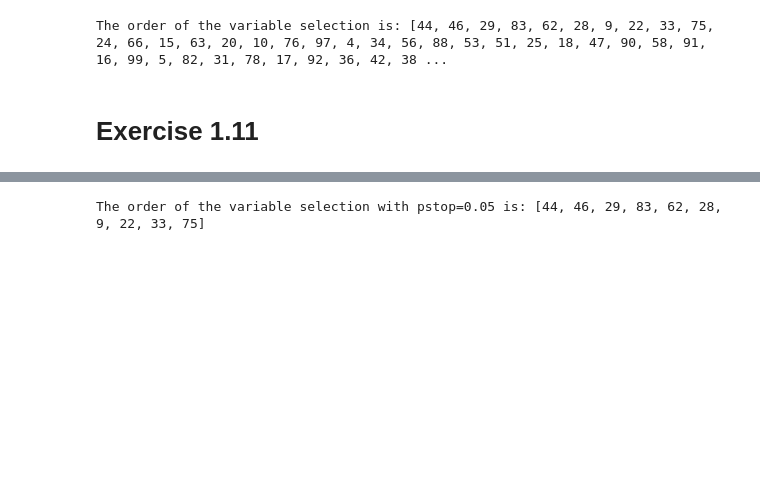
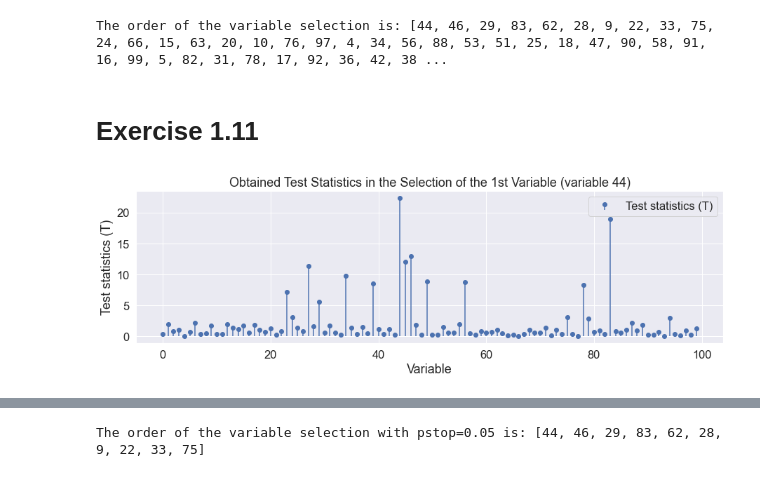
Before and after one commit to daniel-deutsch/SD-TSIA204, a Jupyter notebook: TP2/sd-tsia204_lab2_jorge_deutsch_daniel.ipynb, the cells around one changed output, grey strips where cells are left out. Saved outputs shown, nothing was run; the diff lists cells and outputs as text; code cells hidden in the pictures; blank space fills up the shorter version.

```diff
--- a/TP2/sd-tsia204_lab2_jorge_deutsch_daniel.ipynb
+++ b/TP2/sd-tsia204_lab2_jorge_deutsch_daniel.ipynb
@@ -337,0 +352,11 @@ The order of the variable selection is: [44, 46, 29, 83, 62, 28, 9, 22, 33, 75,
+# %%
+# Plot obtained test statistics in the selection of the 1st variable
+plt.figure(figsize=(15, 4))
+plt.stem([i for i in range(X_train.shape[1])], Ts[0], label="Test statistics (T)", basefmt=' ')
+plt.title(f"Obtained Test Statistics in the Selection of the 1st Variable (variable {S[0]})")
+plt.xlabel("Variable")
+plt.ylabel("Test statistics (T)")
+plt.legend()
+plt.show()
+# %% [output]
+[figure, added]
```
Also changed, not shown: parts of 24 cells of this notebook.
